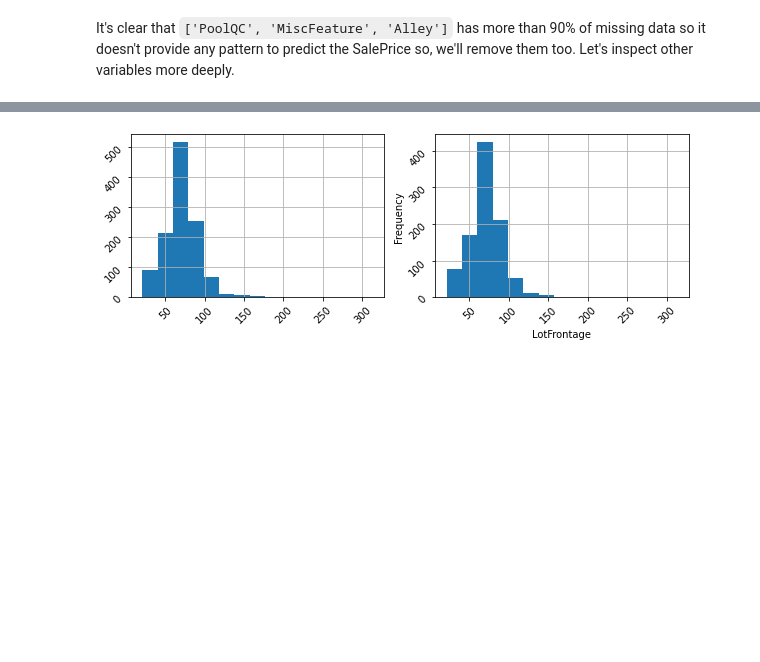
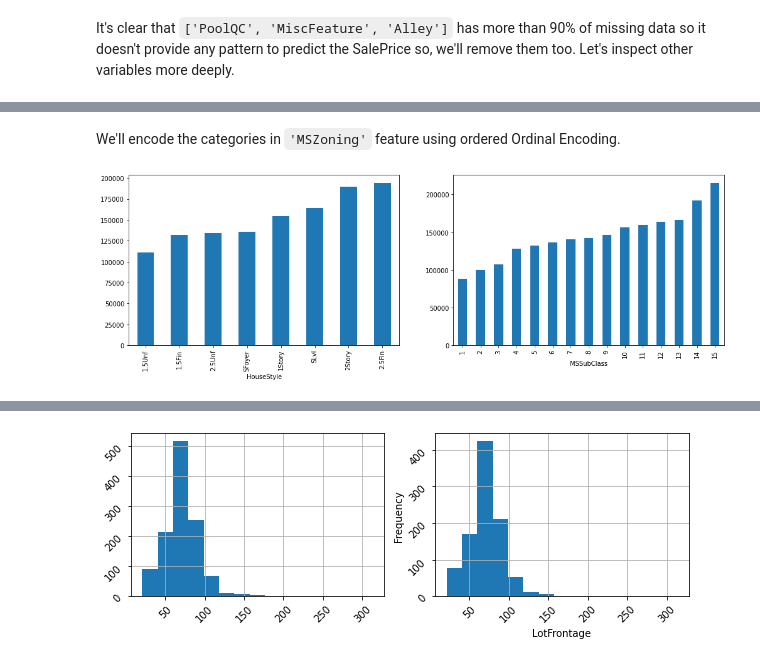
Before and after one commit to sidArts/boston-houseprices-regression-analysis, a Jupyter notebook: boston_houseprices_regression.ipynb, the cells around one changed output, grey strips where cells are left out. Saved outputs shown, nothing was run; the diff lists cells and outputs as text; code cells hidden in the pictures; blank space fills up the shorter version.

```diff
--- a/boston_houseprices_regression.ipynb
+++ b/boston_houseprices_regression.ipynb
@@ -139,0 +254,16 @@ It's clear that `['PoolQC', 'MiscFeature', 'Alley']` has more than 90% of missin
+# %% [markdown]
+We'll encode the categories in `'MSZoning'` feature using ordered Ordinal Encoding.
+# %%
+# Let's inspect LotFrontage feat and check if it has any relation with street feature
+
+# tmp = train_data.copy()
+
+plt.subplot(121)
+tmp.groupby('HouseStyle')['SalePrice'].median().sort_values().plot.bar(figsize=(17,5))
+
+plt.subplot(122)
+tmp.groupby('MSSubClass')['SalePrice'].median().sort_values().plot.bar(figsize=(17,5))
+
+plt.show()
+# %% [output]
+[figure, added]
```
Also changed, not shown: parts of 22 cells of this notebook, 1 other file.
